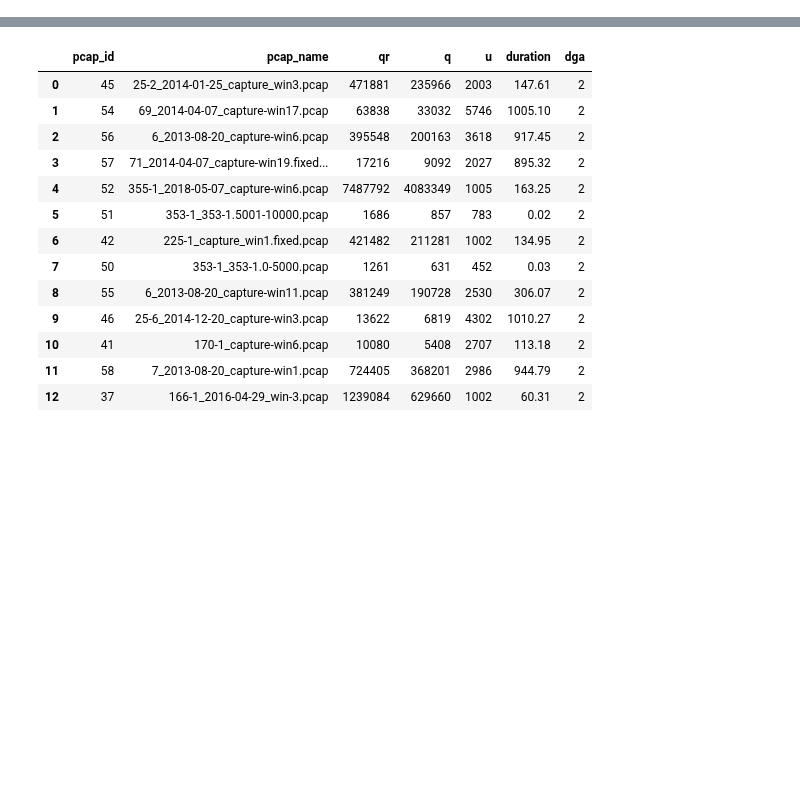
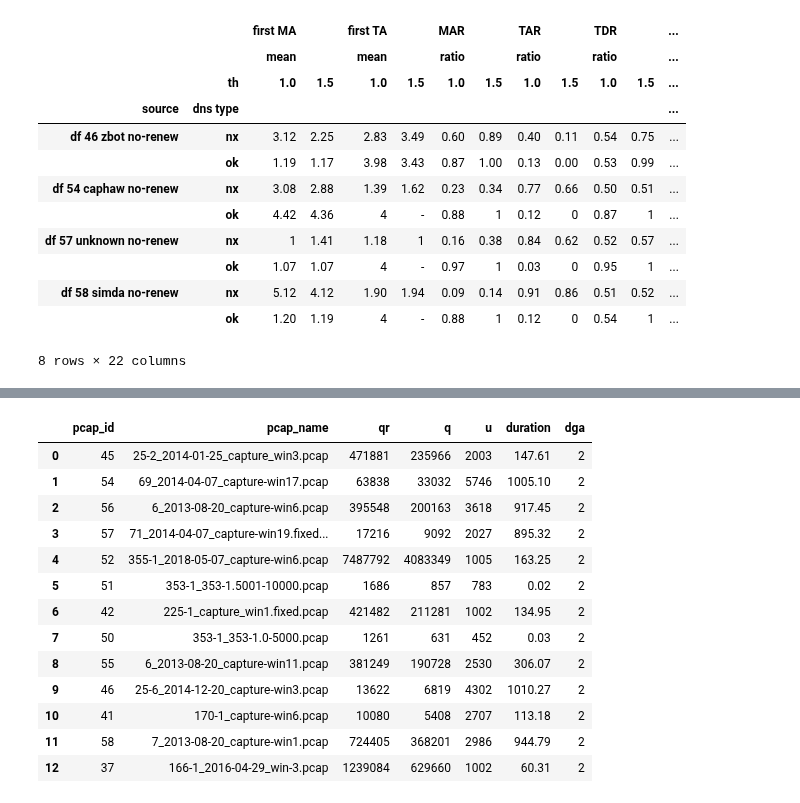
Before and after one commit to princio/dga-detection-analysis-framework, a Jupyter notebook: ml/analysis/Untitled.ipynb, the cells around one changed output, grey strips where cells are left out. Drawn from its saved outputs; the diff is of its cells as text; code cells hidden in the pictures; blank space fills up the shorter version.

```diff
--- a/ml/analysis/Untitled.ipynb
+++ b/ml/analysis/Untitled.ipynb
@@ -14,0 +171,5 @@ import pandas as pd
+# %%
+
+df = pd.read_csv('overall.csv', index_col=[0,1,2], header=[0])
+df = df.map(lambda x: '-' if np.isnan(x) else (f'{int(x)}' if x == int(x) else f'{round(x, 2):.2f}') )
+df
@@ -15 +195,18 @@ import pandas as pd
+# %%
+
+df
+# %% [output]
+|  |  | first MA |  | first TA |  | MAR |  | TAR |  | TDR |  | ... |
+|  |  | mean |  | mean |  | ratio |  | ratio |  | ratio |  | ... |
+|  | th | 1.0 | 1.5 | 1.0 | 1.5 | 1.0 | 1.5 | 1.0 | 1.5 | 1.0 | 1.5 | ... |
+| source | dns type |  |  |  |  |  |  |  |  |  |  | ... |
+| df 46 zbot no-renew | nx | 3.12 | 2.25 | 2.83 | 3.49 | 0.60 | 0.89 | 0.40 | 0.11 | 0.54 | 0.75 | ... |
+|  | ok | 1.19 | 1.17 | 3.98 | 3.43 | 0.87 | 1.00 | 0.13 | 0.00 | 0.53 | 0.99 | ... |
+| df 54 caphaw no-renew | nx | 3.08 | 2.88 | 1.39 | 1.62 | 0.23 | 0.34 | 0.77 | 0.66 | 0.50 | 0.51 | ... |
+|  | ok | 4.42 | 4.36 | 4 | - | 0.88 | 1 | 0.12 | 0 | 0.87 | 1 | ... |
+| df 57 unknown no-renew | nx | 1 | 1.41 | 1.18 | 1 | 0.16 | 0.38 | 0.84 | 0.62 | 0.52 | 0.57 | ... |
+|  | ok | 1.07 | 1.07 | 4 | - | 0.97 | 1 | 0.03 | 0 | 0.95 | 1 | ... |
+| df 58 simda no-renew | nx | 5.12 | 4.12 | 1.90 | 1.94 | 0.09 | 0.14 | 0.91 | 0.86 | 0.51 | 0.52 | ... |
+|  | ok | 1.20 | 1.19 | 4 | - | 0.88 | 1 | 0.12 | 0 | 0.54 | 1 | ... |
+8 rows × 22 columns
 # %%
```
Also changed, not shown: parts of 5 cells of this notebook, 5 other files.
